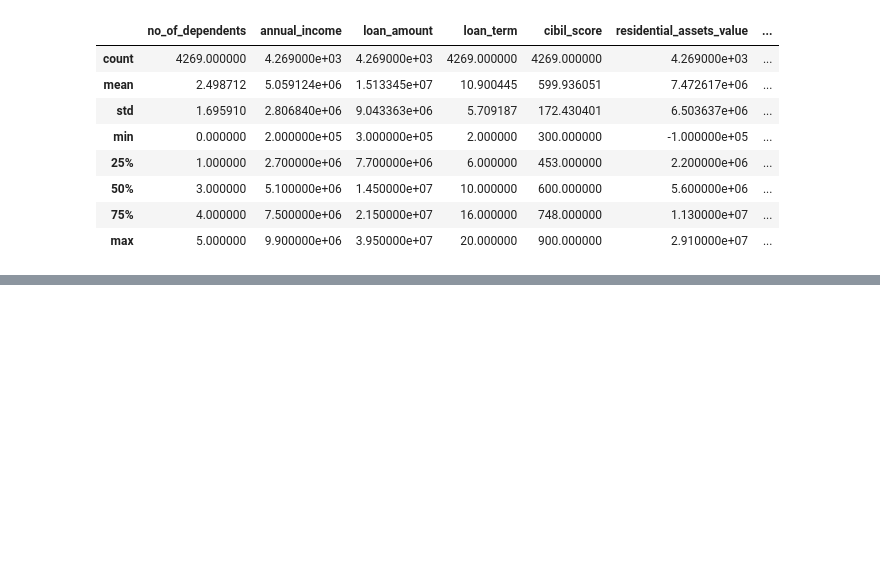
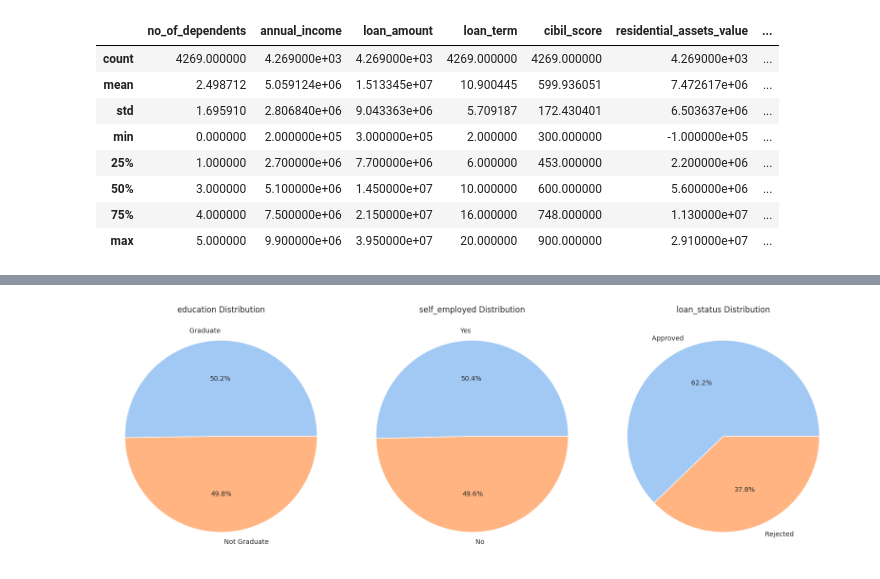
Before and after one commit to anujott-codes/Credit-Loan-Approval, a Jupyter notebook: Loan_Approval.ipynb, the cells around one changed output, grey strips where cells are left out. Saved outputs shown, nothing was run; the diff lists cells and outputs as text; code cells hidden in the pictures; blank space fills up the shorter version.

```diff
--- a/Loan_Approval.ipynb
+++ b/Loan_Approval.ipynb
@@ -129,0 +164,21 @@ Total: 3
+# %%
+#function for pie chart
+def pie_plot(col, num, df=loan_df):
+    plt.subplot(3,3,num)
+    plt.pie(
+        df[col].value_counts(),
+        labels=df[col].value_counts().index,
+        autopct='%1.1f%%',
+        colors=sns.color_palette('pastel')
+    )
+    plt.title(f"{col} Distribution")
+# %%
+#pie chart for categorical features
+plt.figure(figsize=(16,16))
+for i,col in enumerate(categorical_features):
+  pie_plot(col,i+1)
+
+plt.tight_layout()
+plt.show()
+# %% [output]
+[figure, added]
```
Also changed, not shown: parts of 26 cells of this notebook.
